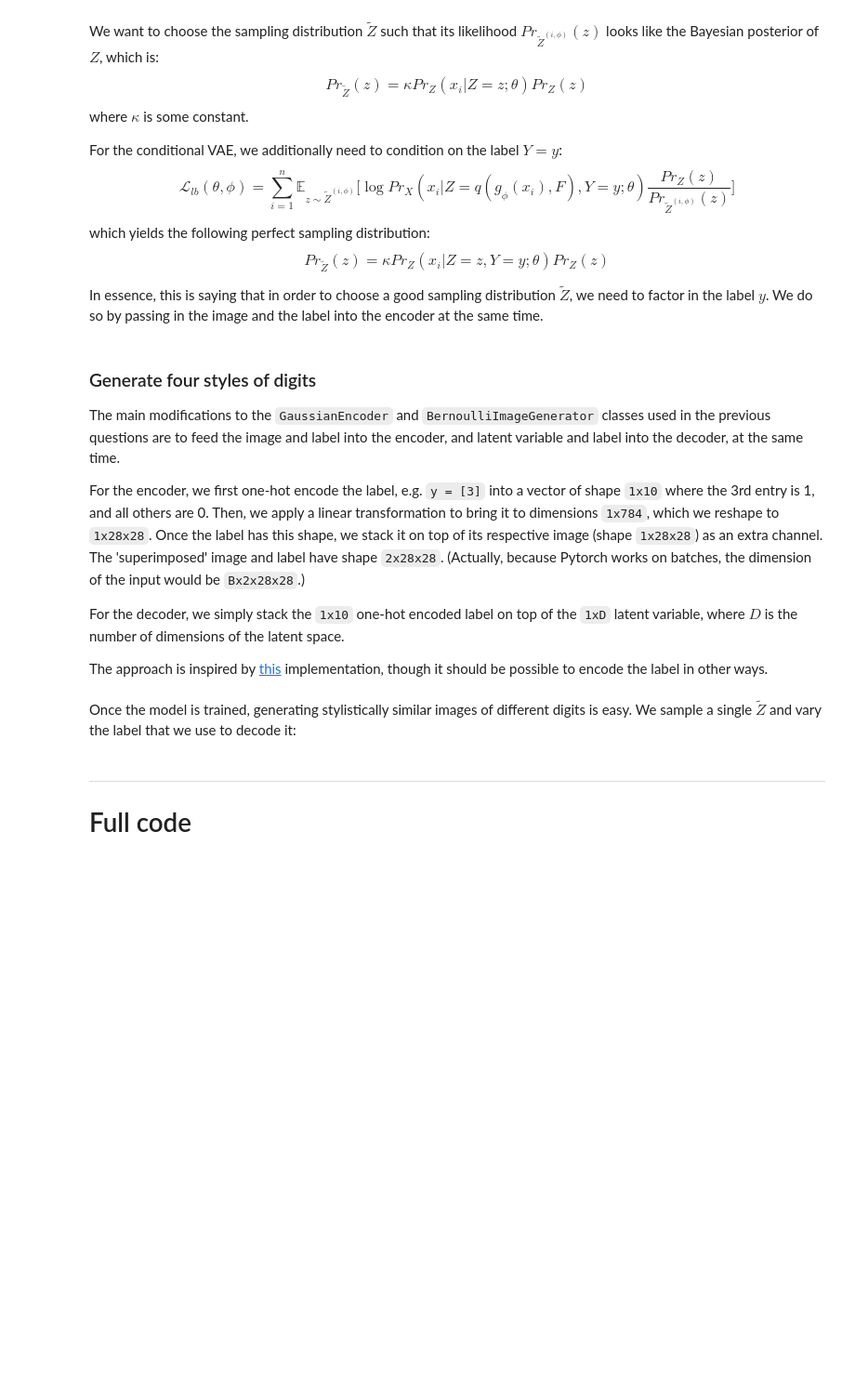
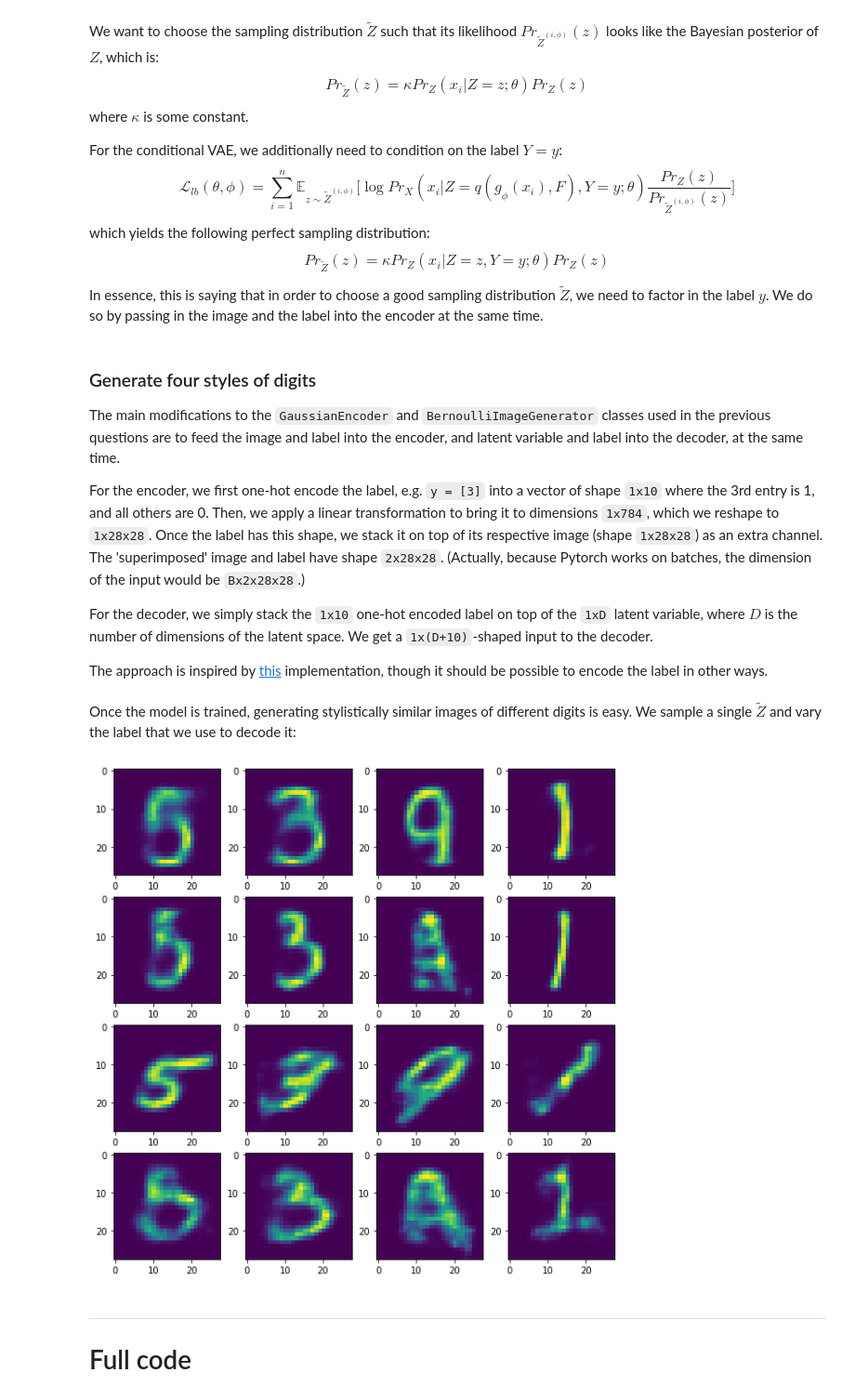
Before and after one commit to inwaves/probml, a Jupyter notebook: le49_ata36_coursework1.ipynb, the cells around one changed output. Shown at 93% size. Cells and saved outputs as stored; diff of their text form; code cells hidden in the pictures; blank space fills up the shorter version.

```diff
--- a/le49_ata36_coursework1.ipynb
+++ b/le49_ata36_coursework1.ipynb
@@ -203,15 +178,0 @@ TODO: Keep more than just the least likely and most likely image. See what those
-# %%
-likely, _ = mnist[72]
-unlikely, _ = mnist[1618]
-
-fig = plt.figure(figsize=(5, 5))
-
-fig.add_subplot(1, 2, 1)
-plt.imshow(unlikely[0])
-plt.axis('off')
-
-fig.add_subplot(1, 2, 2)
-plt.imshow(likely[0])
-plt.axis('off')
-
-plt.show()
@@ -256,7 +289,7 @@ The main modifications to the `GaussianEncoder` and `BernoulliImageGenerator` cl
 
 For the encoder, we first one-hot encode the label, e.g. `y = [3]` into a vector of shape `1x10` where the 3rd entry is 1, and all others are 0. Then, we apply a linear transformation to bring it to dimensions `1x784`, which we reshape to `1x28x28`. Once the label has this shape, we stack it on top of its respective image (shape `1x28x28`) as an extra channel. The 'superimposed' image and label have shape `2x28x28`. (Actually, because Pytorch works on batches, the dimension of the input would be `Bx2x28x28`.)
 
-For the decoder, we simply stack the `1x10` one-hot encoded label on top of the `1xD` latent variable, where $D$ is the number of dimensions of the latent space.
+For the decoder, we simply stack the `1x10` one-hot encoded label on top of the `1xD` latent variable, where $D$ is the number of dimensions of the latent space. We get a `1x(D+10)`-shaped input to the decoder.
 
 The approach is inspired by [this](https://github.com/AntixK/PyTorch-VAE/blob/master/models/cvae.py) implementation, though it should be possible to encode the label in other ways.
 # %% [markdown]
@@ -264,19 +297,21 @@ Once the model is trained, generating stylistically similar images of different
 # %%
 y = [5, 3, 9, 1]
 y_encoded = one_hot_encode(y, 10)
 all_images = []
 
 # Sample four different Z~, decode each using four digits.
 for _ in range(4):
     z = torch.randn(1,4)
-    all_images.append([autoencoder.f(z, y_i.unsqueeze(1).T).detach().numpy() for y_i in y_encoded])
+    all_images.append([cvae.f(z, y_i.unsqueeze(1).T).detach().numpy() for y_i in y_encoded])
 
 # Plot results.
 fig = plt.figure(figsize=(10, 10))
 for j in range(len(all_images)):
     for i in range(len(all_images[j])):
         fig.add_subplot(len(all_images[j]), len(all_images), 4*j+(i+1))
         plt.imshow(all_images[j][i][0][0])
+# %% [output]
+[figure, added]
 # %% [markdown]
 ---
 # Full code
```
Also changed, not shown: parts of 31 cells of this notebook, 5 other files.
